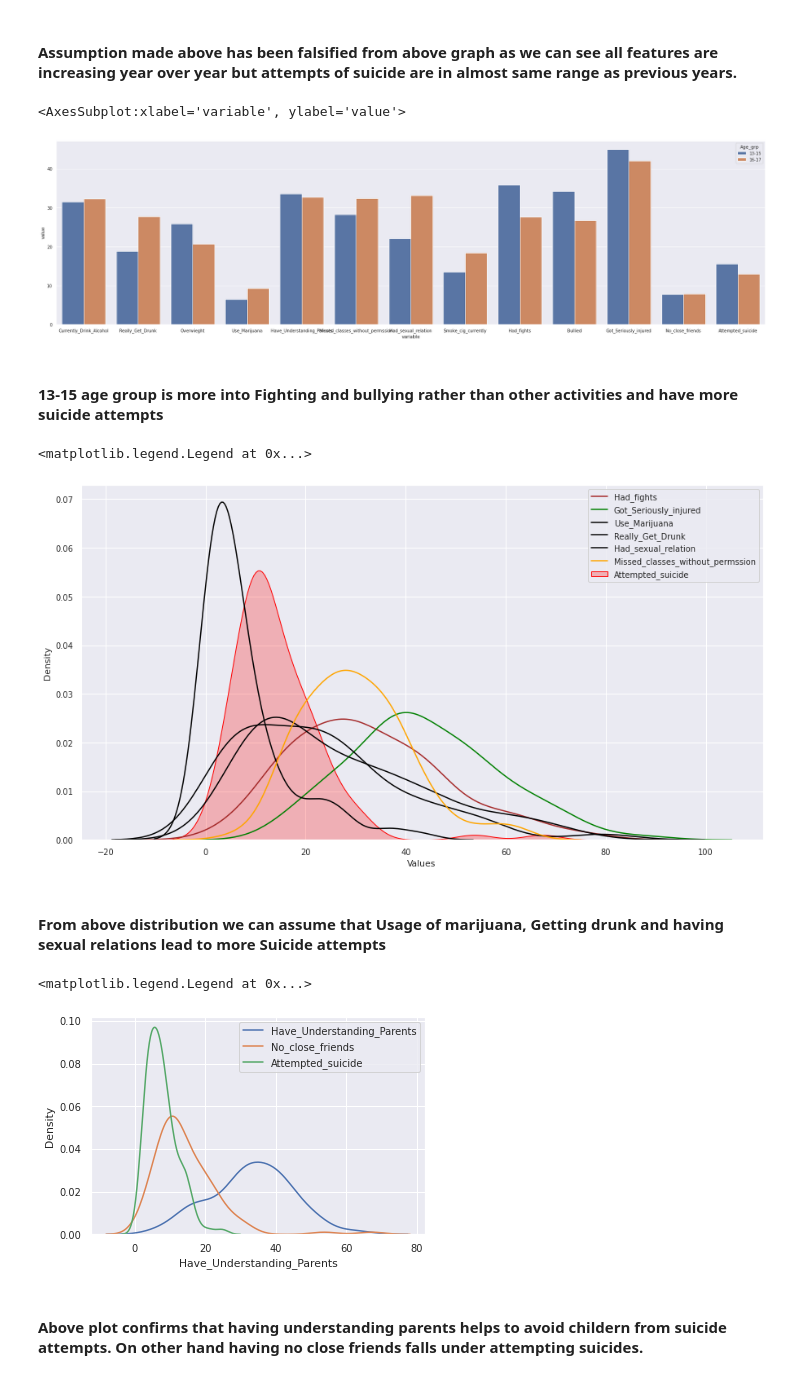
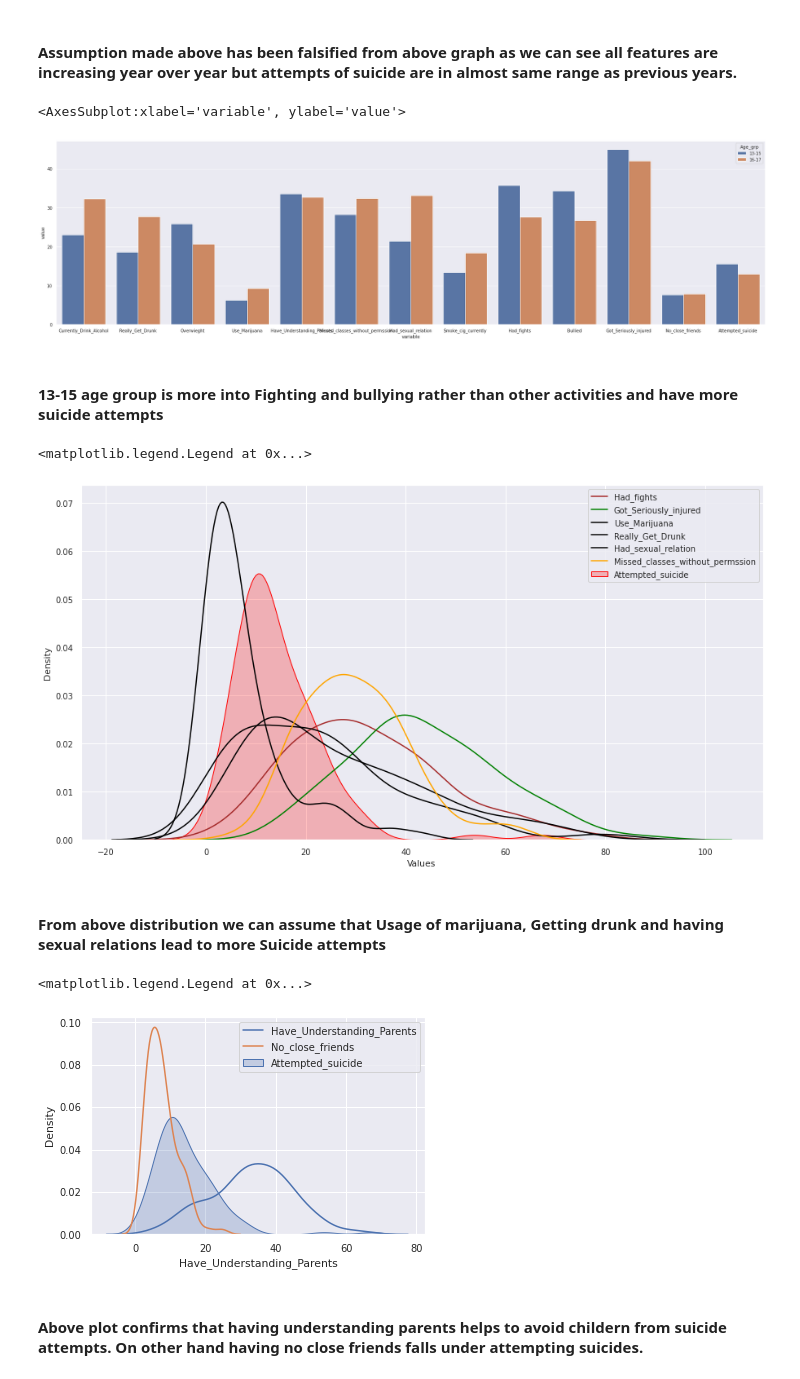
Before and after one commit to vkharatmal/Data, a Jupyter notebook: Suicidal data analysis.ipynb, the cells around one changed output. Cells and saved outputs as stored; diff of their text form; code cells hidden in the pictures.

```diff
--- a/Suicidal data analysis.ipynb
+++ b/Suicidal data analysis.ipynb
@@ -41,3 +41,5 @@ df.describe()
 | 50% | 2015.000000 | 26.000000 | 19.650000 | 21.800000 | 4.350000 | 33.400000 | ... |
 | 75% | 2016.000000 | 42.350000 | 30.475000 | 31.850000 | 9.575000 | 40.850000 | ... |
 | max | 2018.000000 | 548.000000 | 80.200000 | 70.600000 | 43.200000 | 63.900000 | ... |
+# %%
+df=df.drop(df[df.Currently_Drink_Alcohol>500].index)
@@ -198,7 +212,7 @@ plt.figure(figsize=(30,8))
 sns.barplot(x='variable',y='value',data=agegrp,hue='Age_grp')
 # %% [output]
 <AxesSubplot:xlabel='variable', ylabel='value'>
-[figure, old version]
+[figure, new version]
 # %% [markdown]
 #### 13-15 age group is more into Fighting and bullying rather than other activities and have more suicide attempts
 # %%
@@ -216,18 +230,18 @@ g.set_ylabel('Density')
 g.legend(['Had_fights','Got_Seriously_injured','Use_Marijuana','Really_Get_Drunk','Had_sexual_relation','Missed_classes_without_permssion','Attempted_suicide'])
 # %% [output]
 <matplotlib.legend.Legend at 0x...>
-[figure, old version]
+[figure, new version]
 # %% [markdown]
 #### From above distribution we can assume that Usage of marijuana, Getting drunk and having sexual relations lead to more Suicide attempts
 # %%
 a=sns.kdeplot(df.Have_Understanding_Parents)
-a=sns.kdeplot(df.Attempted_suicide)
+a=sns.kdeplot(df.Attempted_suicide,fill=True)
 a=sns.kdeplot(df.No_close_friends)
 
 a.legend(['Have_Understanding_Parents','No_close_friends','Attempted_suicide'])
 # %% [output]
 <matplotlib.legend.Legend at 0x...>
-[figure, old version]
+[figure, new version]
 # %% [markdown]
 #### Above plot confirms that having understanding parents helps to avoid childern from suicide attempts. On other hand having no close friends falls under attempting suicides.
 # %% [markdown]
```
Also changed, not shown: parts of 10 cells of this notebook.
